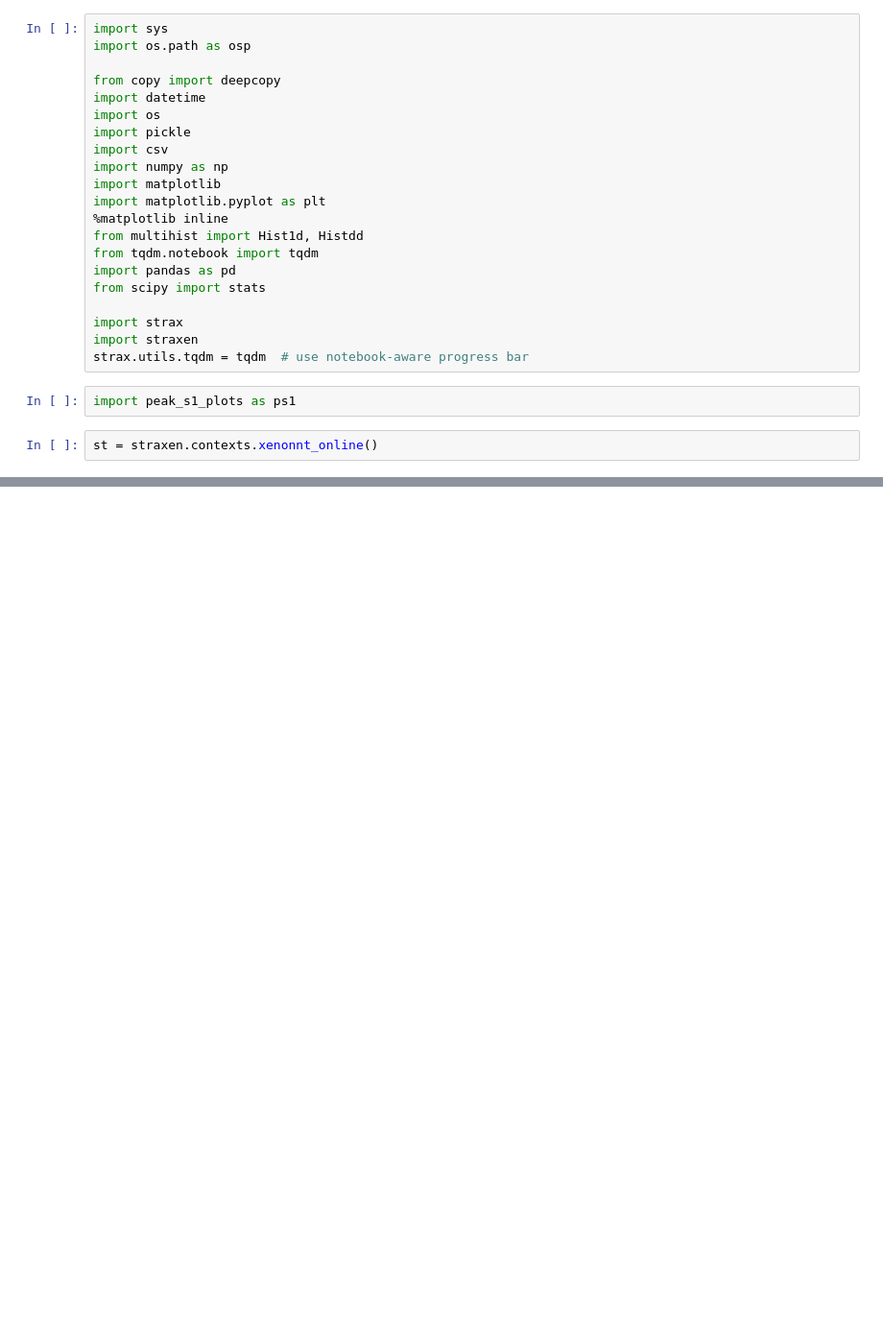
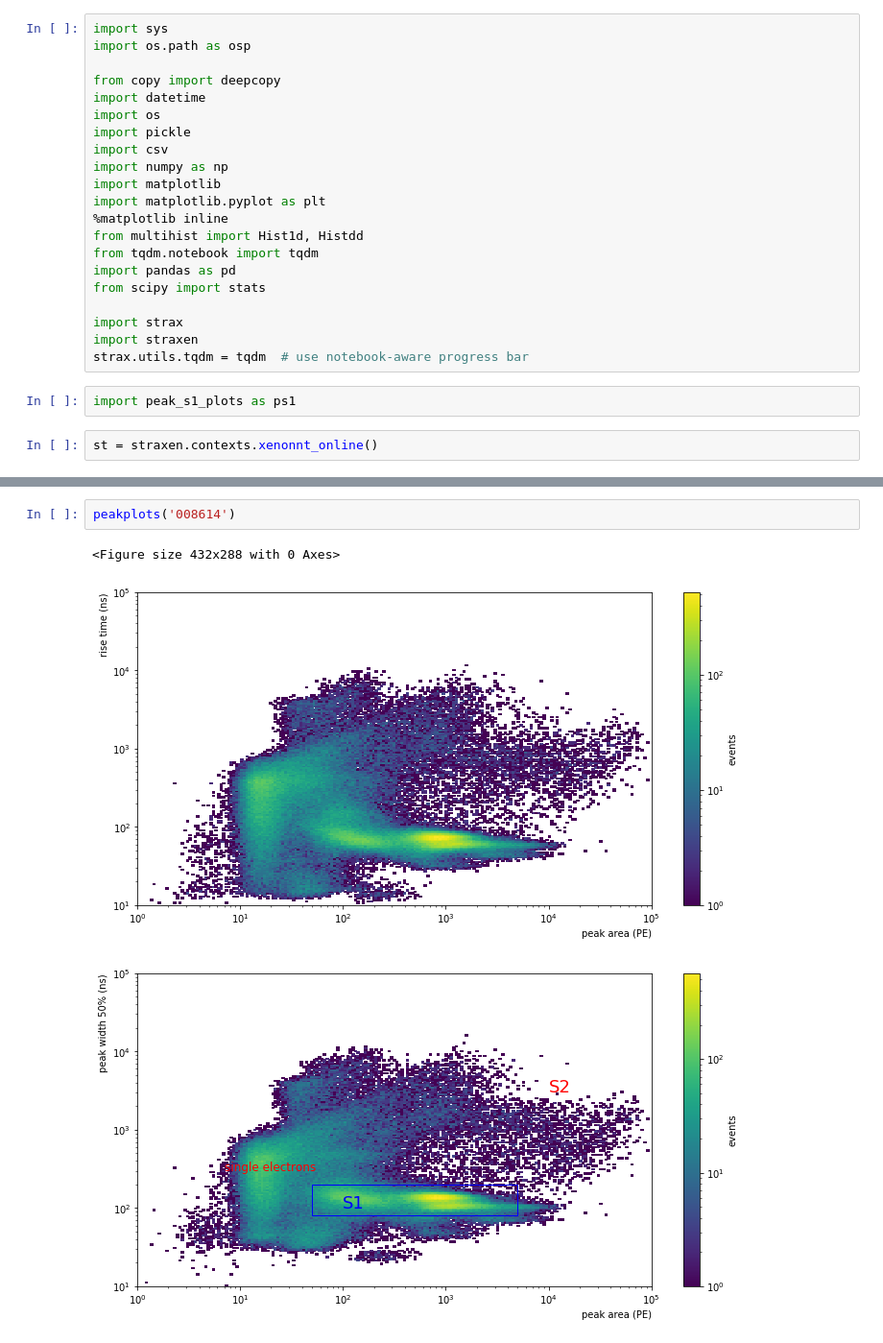
Before and after one commit to valerioda/xenon-note, a Jupyter notebook: fast_response_analysis/peaks_identification.ipynb, the cells around one changed output, grey strips where cells are left out. Shown at 96% size. Drawn from its saved outputs; the diff is of its cells as text; blank space fills up the shorter version.

```diff
--- a/fast_response_analysis/peaks_identification.ipynb
+++ b/fast_response_analysis/peaks_identification.ipynb
@@ -39,0 +117,6 @@ run_name = runs.iloc[0]['name']
+# %%
+peakplots('008614')
+# %% [output]
+<Figure size 432x288 with 0 Axes>
+[figure, added]
+[figure, added]
```
Also changed, not shown: parts of 32 cells of this notebook, 2 other files.
